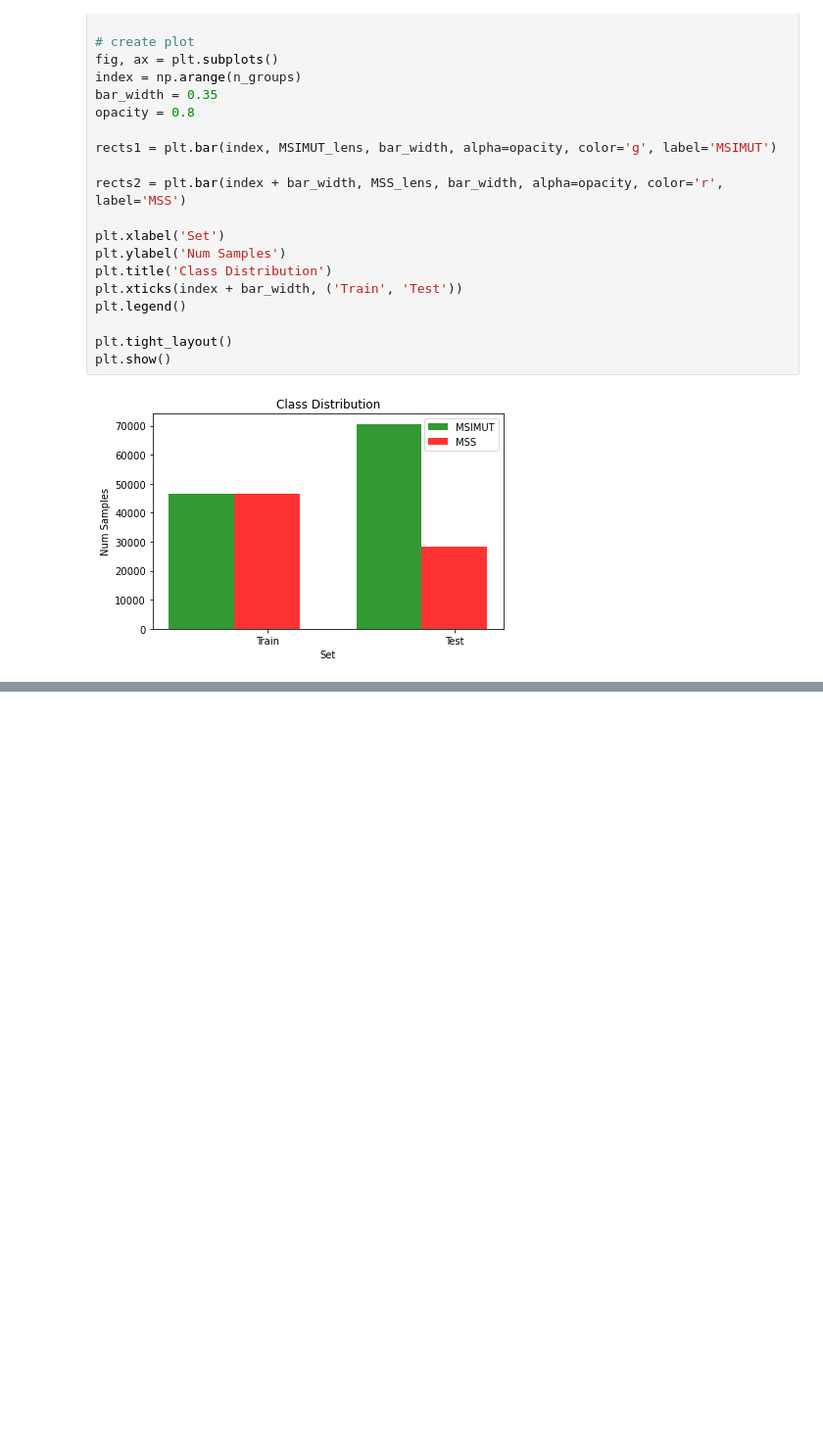
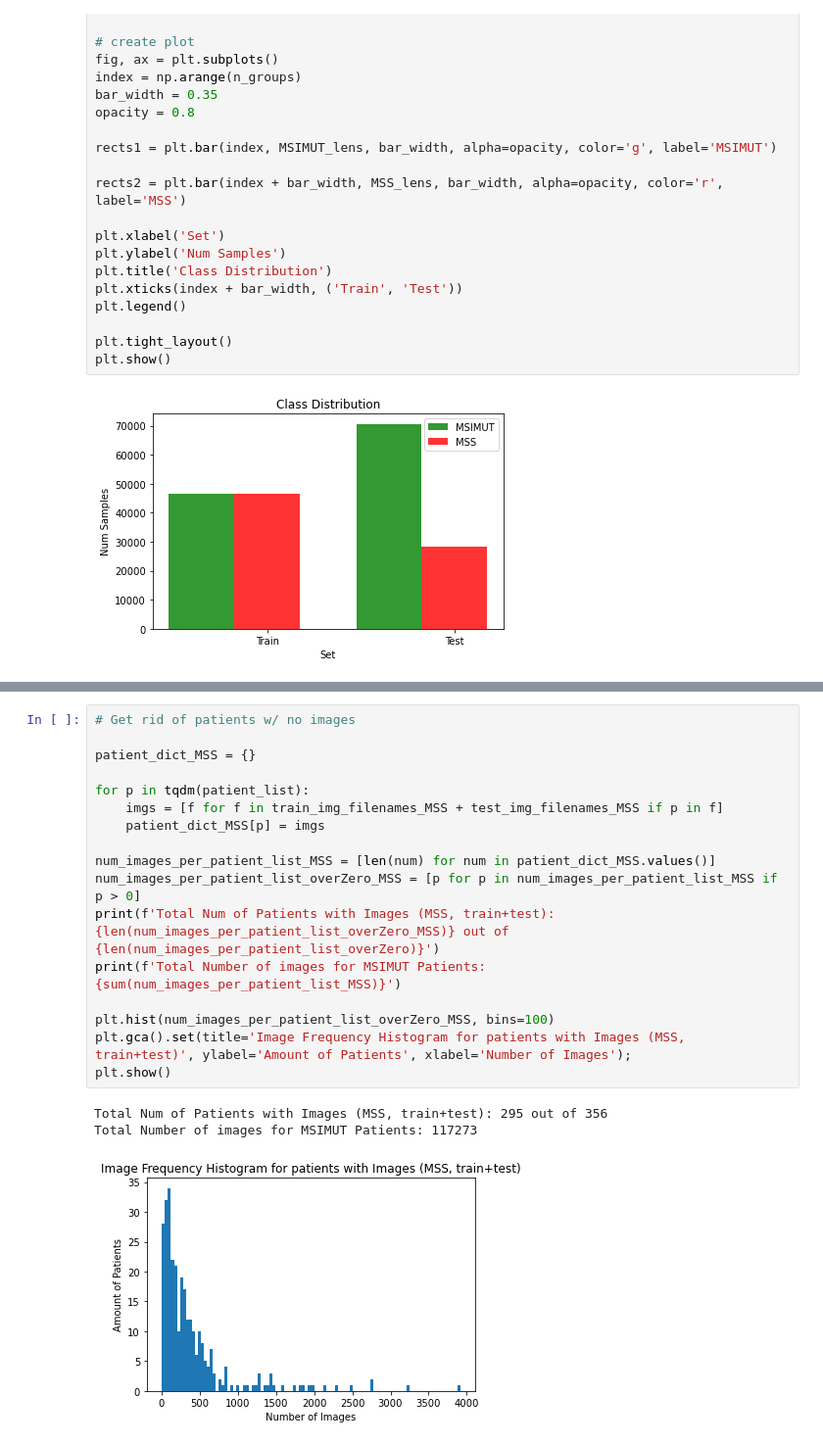
Before and after one commit to TechnionComputationalMRILab/colorectal_cancer_ai, a Jupyter notebook: Explore_Data.ipynb, the cells around one changed output, grey strips where cells are left out. Shown: that part at 98% size. Saved outputs shown, nothing was run; the diff lists cells and outputs as text; blank space fills up the shorter version.

```diff
--- a/Explore_Data.ipynb
+++ b/Explore_Data.ipynb
@@ -109,0 +277,21 @@ plt.show()
+# %%
+# Get rid of patients w/ no images
+
+patient_dict_MSS = {}
+
+for p in tqdm(patient_list):
+    imgs = [f for f in train_img_filenames_MSS + test_img_filenames_MSS if p in f]
+    patient_dict_MSS[p] = imgs
+
+num_images_per_patient_list_MSS = [len(num) for num in patient_dict_MSS.values()]
+num_images_per_patient_list_overZero_MSS = [p for p in num_images_per_patient_list_MSS if p > 0]
+print(f'Total Num of Patients with Images (MSS, train+test): {len(num_images_per_patient_list_overZero_MSS)} out of {len(num_images_per_patient_list_overZero)}')
+print(f'Total Number of images for MSIMUT Patients: {sum(num_images_per_patient_list_MSS)}')
+
+plt.hist(num_images_per_patient_list_overZero_MSS, bins=100)
+plt.gca().set(title='Image Frequency Histogram for patients with Images (MSS, train+test)', ylabel='Amount of Patients', xlabel='Number of Images');
+plt.show()
+# %% [output]
+Total Num of Patients with Images (MSS, train+test): 295 out of 356
+Total Number of images for MSIMUT Patients: 117273
+[figure, added]
```
Also changed, not shown: parts of 22 cells of this notebook.
